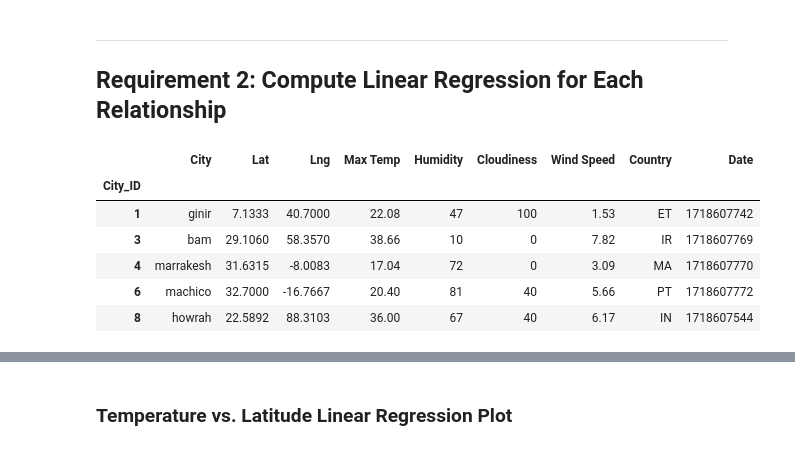
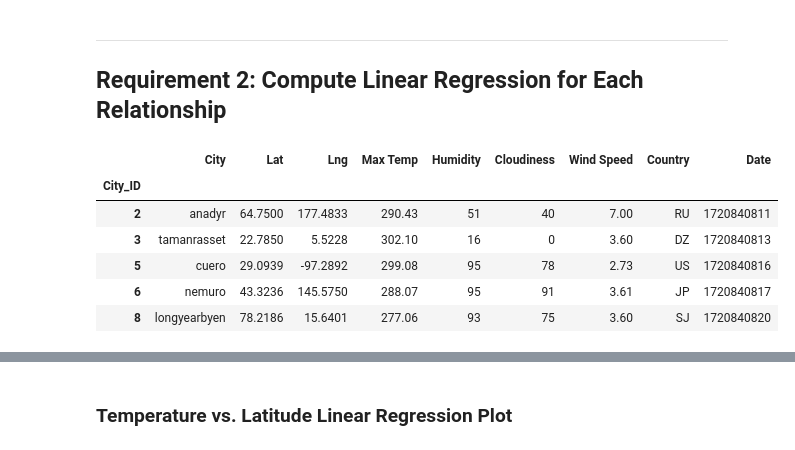
Before and after one commit to UtahPando/python-api-challenge, a Jupyter notebook: WeatherPy/WeatherPy.ipynb, the cells around one changed output, grey strips where cells are left out. Drawn from its saved outputs; the diff is of its cells as text; code cells hidden in the pictures.

```diff
--- a/WeatherPy/WeatherPy.ipynb
+++ b/WeatherPy/WeatherPy.ipynb
@@ -265,16 +298,16 @@ plt.show()
 # %%
 # Create a DataFrame with the Northern Hemisphere data (Latitude >= 0)
-# YOUR CODE HERE
+northern_hemi_df = city_data_df[city_data_df['Lat'] >= 0]
 
 # Display sample data
 northern_hemi_df.head()
 # %% [output]
 |  | City | Lat | Lng | Max Temp | Humidity | Cloudiness | Wind Speed | Country | Date |
 | City_ID |  |  |  |  |  |  |  |  |  |
-| 1 | ginir | 7.1333 | 40.7000 | 22.08 | 47 | 100 | 1.53 | ET | 1718607742 |
-| 3 | bam | 29.1060 | 58.3570 | 38.66 | 10 | 0 | 7.82 | IR | 1718607769 |
-| 4 | marrakesh | 31.6315 | -8.0083 | 17.04 | 72 | 0 | 3.09 | MA | 1718607770 |
-| 6 | machico | 32.7000 | -16.7667 | 20.40 | 81 | 40 | 5.66 | PT | 1718607772 |
-| 8 | howrah | 22.5892 | 88.3103 | 36.00 | 67 | 40 | 6.17 | IN | 1718607544 |
+| 2 | anadyr | 64.7500 | 177.4833 | 290.43 | 51 | 40 | 7.00 | RU | 1720840811 |
+| 3 | tamanrasset | 22.7850 | 5.5228 | 302.10 | 16 | 0 | 3.60 | DZ | 1720840813 |
+| 5 | cuero | 29.0939 | -97.2892 | 299.08 | 95 | 78 | 2.73 | US | 1720840816 |
+| 6 | nemuro | 43.3236 | 145.5750 | 288.07 | 95 | 91 | 3.61 | JP | 1720840817 |
+| 8 | longyearbyen | 78.2186 | 15.6401 | 277.06 | 93 | 75 | 3.60 | SJ | 1720840820 |
 # %%
 # Create a DataFrame with the Southern Hemisphere data (Latitude < 0)
```
Also changed, not shown: parts of 27 cells of this notebook, 5 other files.
